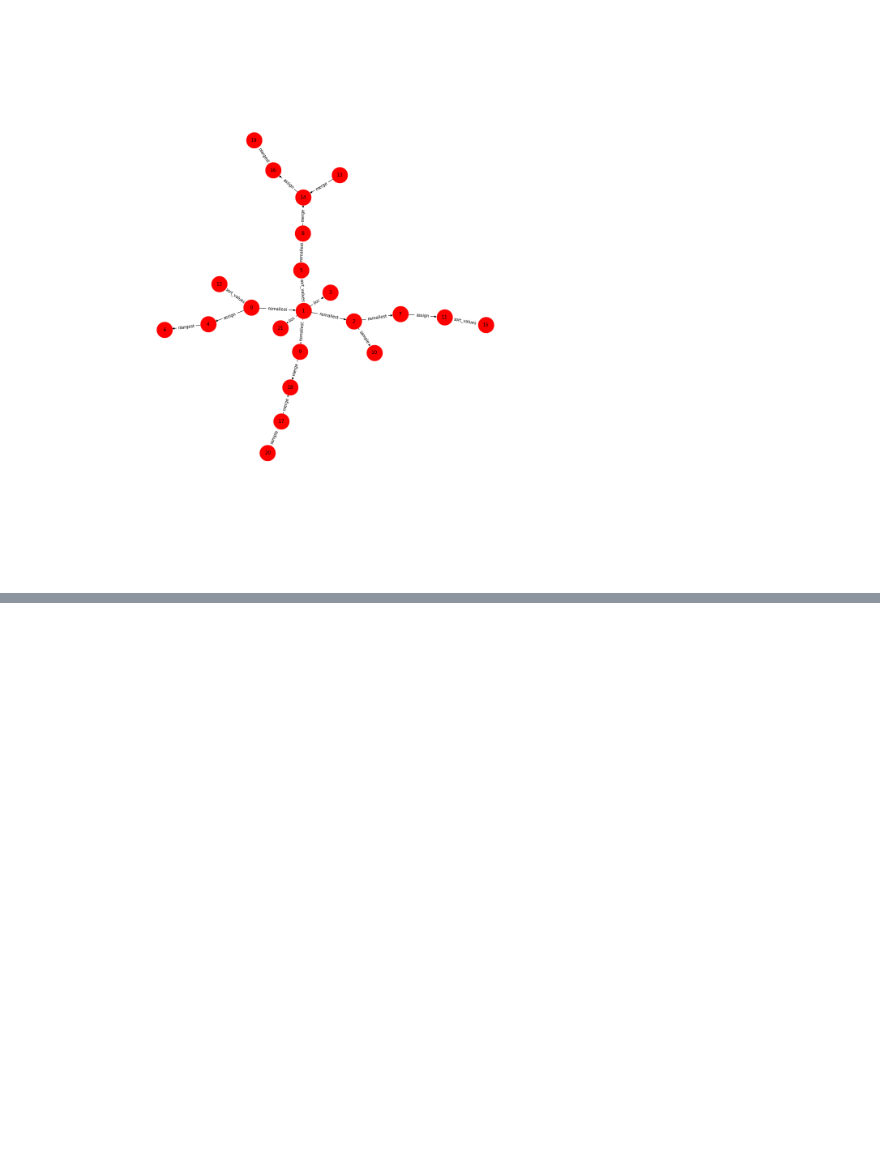
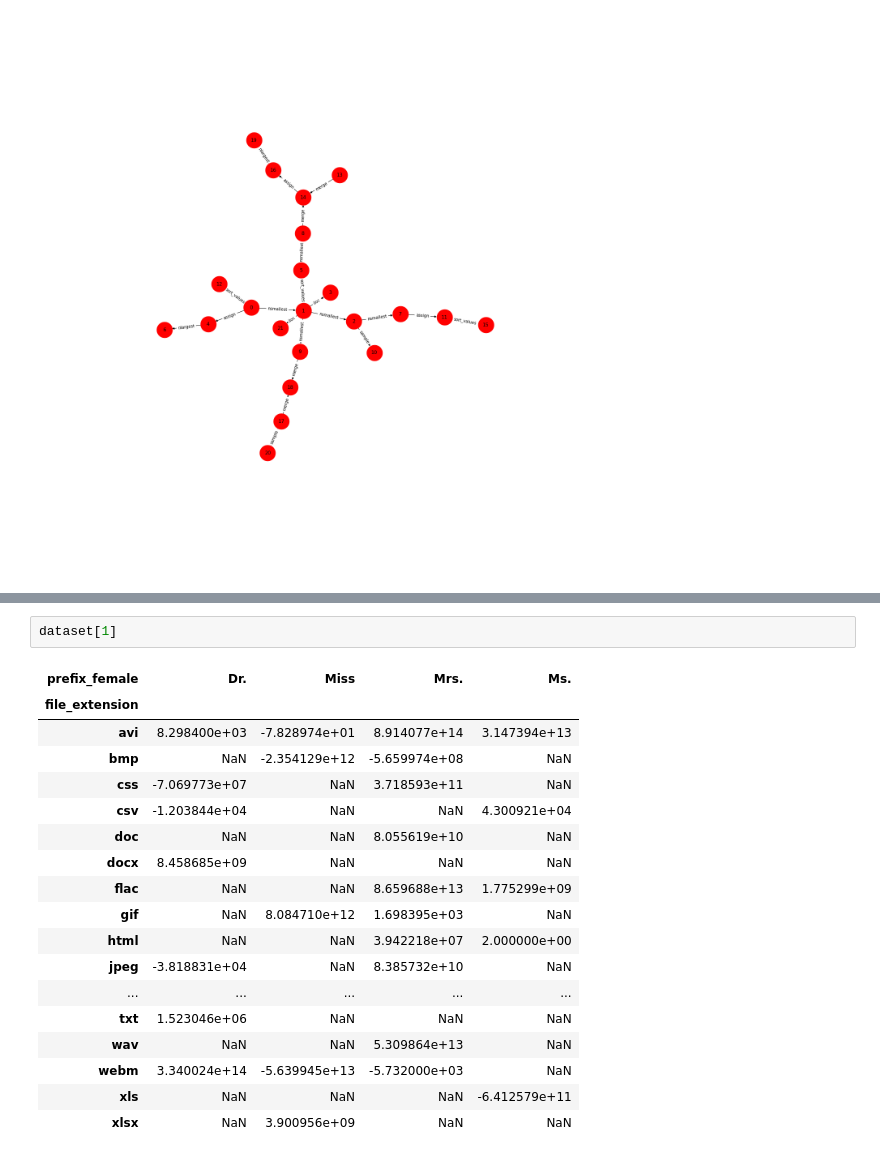
Before and after one commit to suhailrehman/relic, a Jupyter notebook: primitives/python/generator/faker_prototype.ipynb, the cells around one changed output, grey strips where cells are left out. Drawn from its saved outputs; the diff is of its cells as text; blank space fills up the shorter version.

```diff
--- a/primitives/python/generator/faker_prototype.ipynb
+++ b/primitives/python/generator/faker_prototype.ipynb
@@ -749,0 +796,21 @@ FileNotFoundError: [Errno 2] No such file or directory: 'dataset/artifacts/0.csv
+# %%
+dataset[1]
+# %% [output]
+| prefix_female | Dr. | Miss | Mrs. | Ms. |
+| file_extension |  |  |  |  |
+| avi | 8.298400e+03 | -7.828974e+01 | 8.914077e+14 | 3.147394e+13 |
+| bmp | NaN | -2.354129e+12 | -5.659974e+08 | NaN |
+| css | -7.069773e+07 | NaN | 3.718593e+11 | NaN |
+| csv | -1.203844e+04 | NaN | NaN | 4.300921e+04 |
+| doc | NaN | NaN | 8.055619e+10 | NaN |
+| docx | 8.458685e+09 | NaN | NaN | NaN |
+| flac | NaN | NaN | 8.659688e+13 | 1.775299e+09 |
+| gif | NaN | 8.084710e+12 | 1.698395e+03 | NaN |
+| html | NaN | NaN | 3.942218e+07 | 2.000000e+00 |
+| jpeg | -3.818831e+04 | NaN | 8.385732e+10 | NaN |
+| ... | ... | ... | ... | ... |
+| txt | 1.523046e+06 | NaN | NaN | NaN |
+| wav | NaN | NaN | 5.309864e+13 | NaN |
+| webm | 3.340024e+14 | -5.639945e+13 | -5.732000e+03 | NaN |
+| xls | NaN | NaN | NaN | -6.412579e+11 |
+| xlsx | NaN | 3.900956e+09 | NaN | NaN |
```
Also changed, not shown: parts of 8 cells of this notebook, 3 other files.
